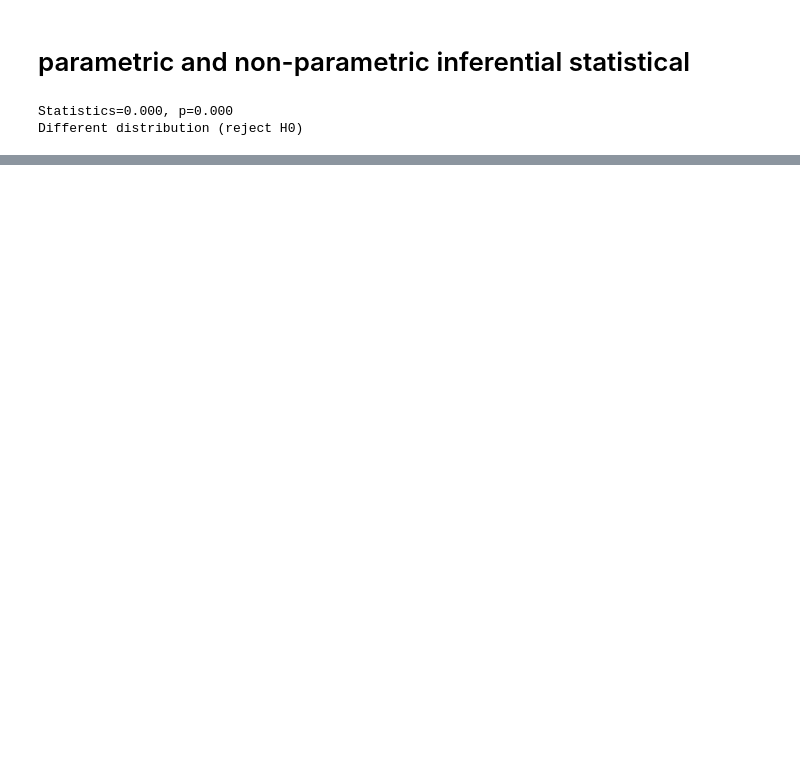
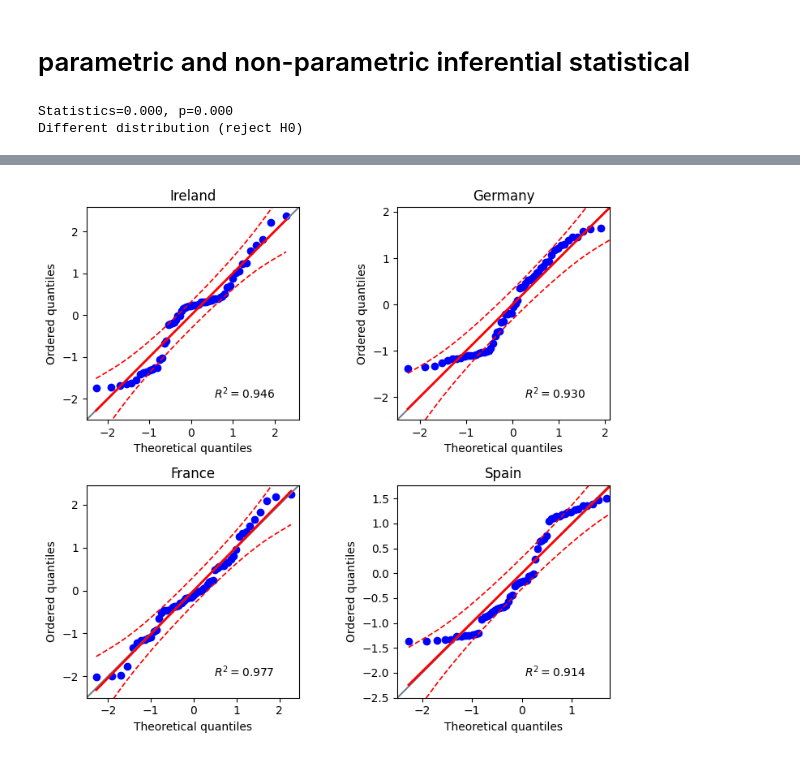
Before and after one commit to sba22171/CA2, a Jupyter notebook: DataAnalysisCA2.ipynb, the cells around one changed output, grey strips where cells are left out. Drawn from its saved outputs; the diff is of its cells as text; code cells hidden in the pictures; blank space fills up the shorter version.

```diff
--- a/DataAnalysisCA2.ipynb
+++ b/DataAnalysisCA2.ipynb
@@ -229,0 +284,17 @@ Different distribution (reject H0)
+# %%
+# Gráficos qqplot
+# ==============================================================================
+import pingouin as pg
+
+fig, axs = plt.subplots(2, 2, figsize=(8, 7))
+pg.qqplot(df_anova_europe.loc[df_anova_europe.Area=='Ireland', 'Value'], dist='norm', ax=axs[0,0])
+axs[0,0].set_title('Ireland')
+pg.qqplot(df_anova_europe.loc[df_anova_europe.Area=='Germany', 'Value'], dist='norm', ax=axs[0,1])
+axs[0,1].set_title('Germany')
+pg.qqplot(df_anova_europe.loc[df_anova_europe.Area=='France', 'Value'], dist='norm', ax=axs[1,0])
+axs[1,0].set_title('France')
+pg.qqplot(df_anova_europe.loc[df_anova_europe.Area=='Spain', 'Value'], dist='norm', ax=axs[1,1])
+axs[1,1].set_title('Spain')
+plt.tight_layout()
+# %% [output]
+[figure, added]
```
Also changed, not shown: parts of 31 cells of this notebook, 4 other files.
